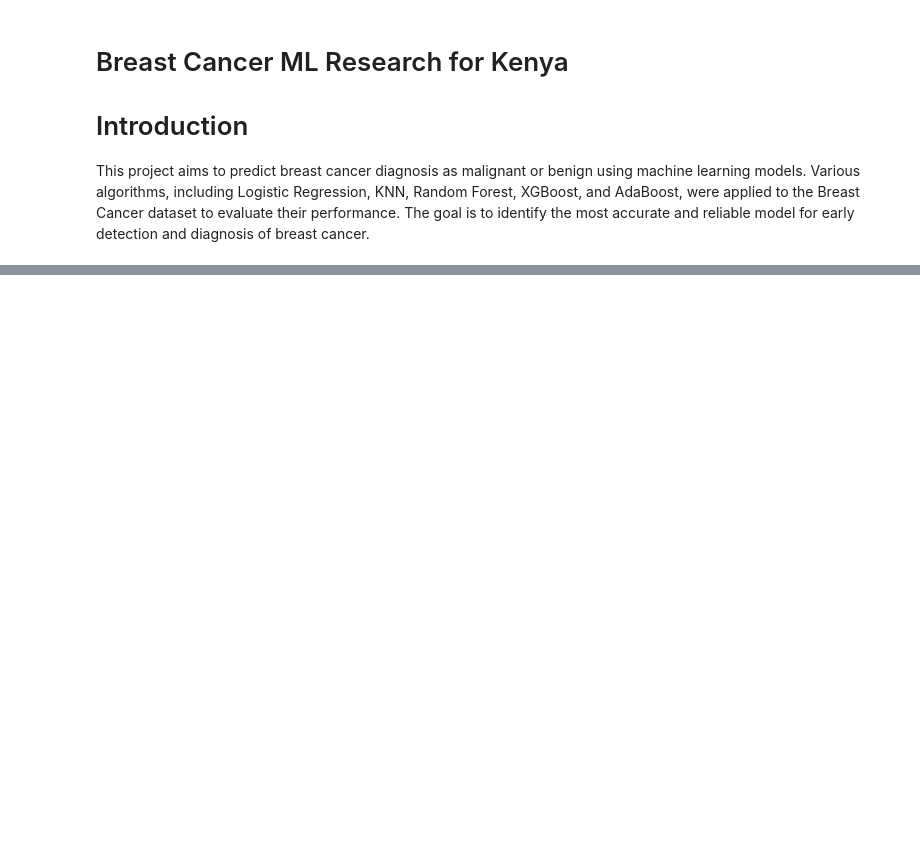
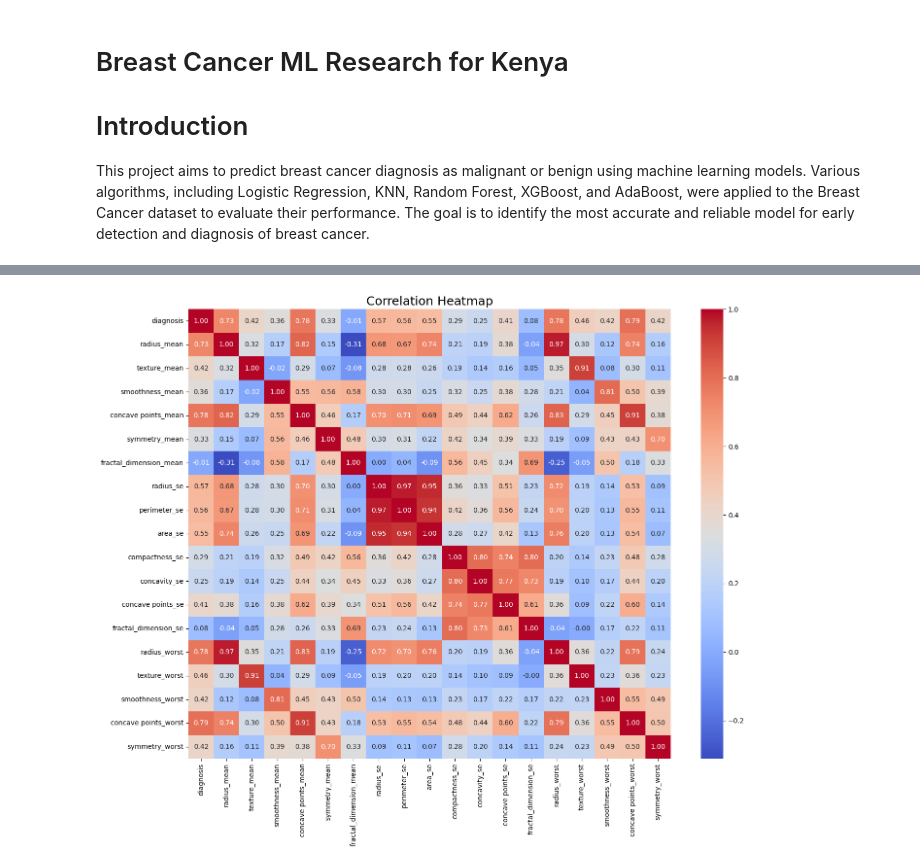
Before and after one commit to BrianRono7/kenya-breast-cancer-ml, a Jupyter notebook: main.ipynb, the cells around one changed output, grey strips where cells are left out. Saved outputs shown, nothing was run; the diff lists cells and outputs as text; code cells hidden in the pictures; blank space fills up the shorter version.

```diff
--- a/main.ipynb
+++ b/main.ipynb
@@ -27,0 +241,3 @@ print(df.head())
+# %%
+# # dropping columns with high correlation to avoid multicollinearity
+df.drop(columns=['perimeter_mean','area_mean','compactness_mean','concavity_mean','perimeter_worst','area_worst','compactness_worst','concavity_worst','texture_se','smoothness_se','symmetry_se','fractal_dimension_worst'],inplace=True)
@@ -27,0 +292,10 @@ print(df.head())
+# %%
+#plotting the heatmap to visualize correlation matrix
+
+corr_matrix = df.corr()
+plt.figure(figsize=(16,12))
+sns.heatmap(corr_matrix, annot=True,fmt=".2f",cmap="coolwarm",cbar=True,)
+plt.title("Correlation Heatmap", fontsize=18)
+plt.show()
+# %% [output]
+[figure, added]
```
Also changed, not shown: parts of 20 cells of this notebook.
